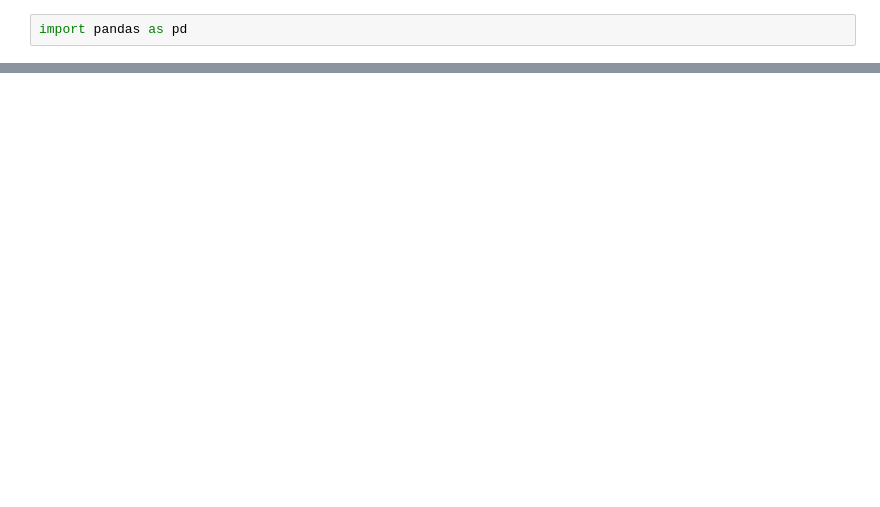
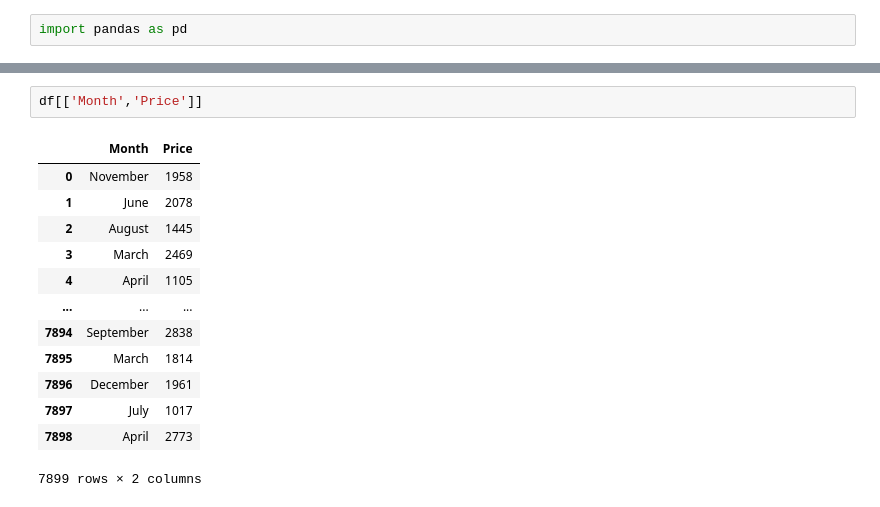
Before and after one commit to Abhinav9895/Generative-AI-Internship, a Jupyter notebook: Day1/ML.ipynb, the cells around one changed output, grey strips where cells are left out. Drawn from its saved outputs; the diff is of its cells as text; blank space fills up the shorter version.

```diff
--- a/Day1/ML.ipynb
+++ b/Day1/ML.ipynb
@@ -63,3 +80,19 @@ TypeError: 'Series' object is not callable
+# %%
+df[['Month','Price']]
+# %% [output]
+|  | Month | Price |
+| 0 | November | 1958 |
+| 1 | June | 2078 |
+| 2 | August | 1445 |
+| 3 | March | 2469 |
+| 4 | April | 1105 |
+| ... | ... | ... |
+| 7894 | September | 2838 |
+| 7895 | March | 1814 |
+| 7896 | December | 1961 |
+| 7897 | July | 1017 |
+| 7898 | April | 2773 |
+7899 rows × 2 columns
 # %%
 df.dtypes
 # %% [output]
```
Also changed, not shown: parts of 21 cells of this notebook.
